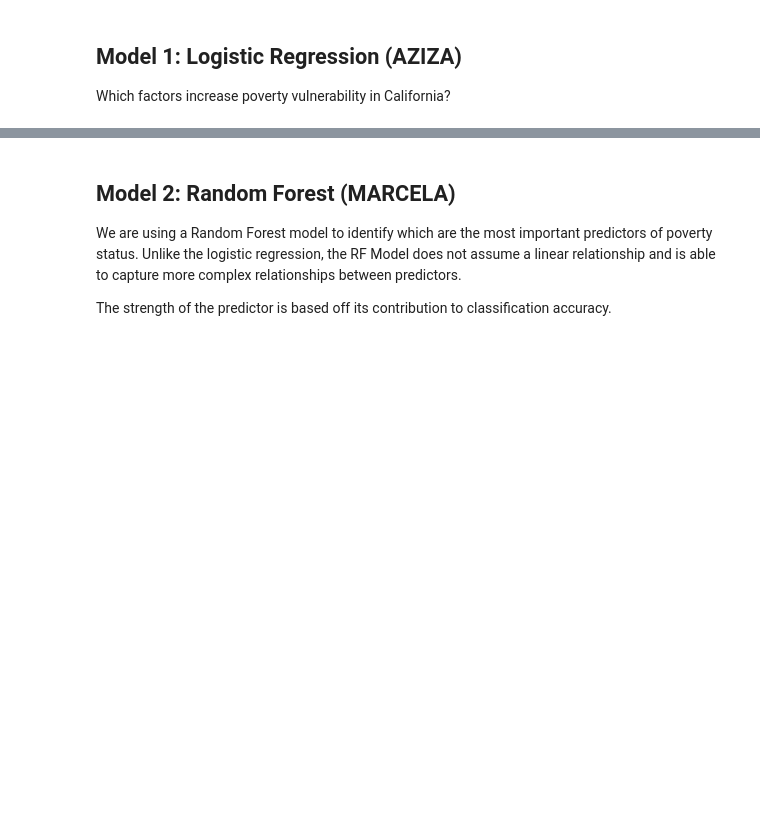
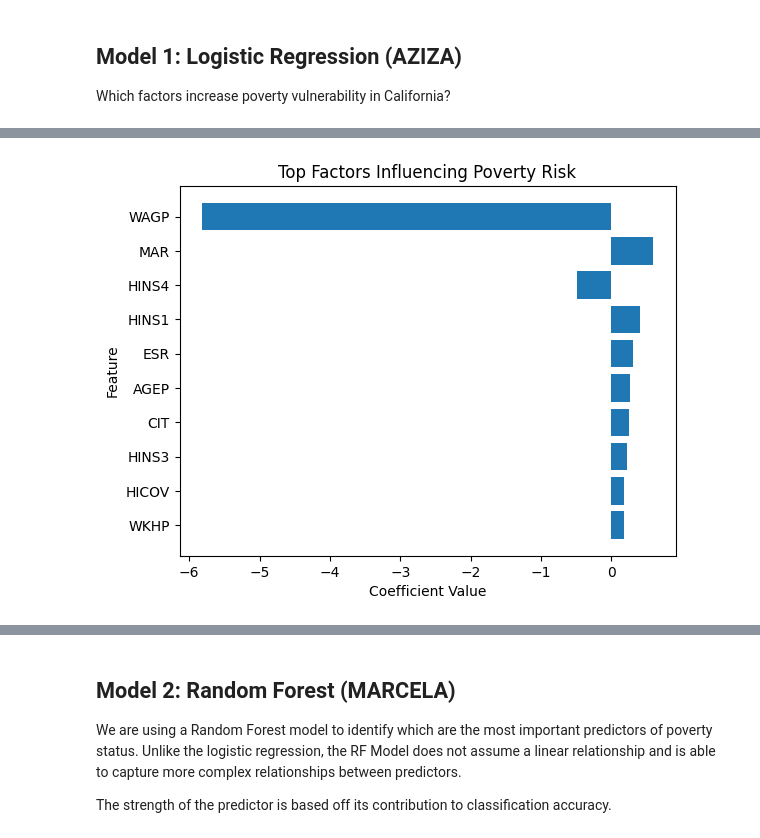
Before and after one commit to marcelalozano27-ship-it/Predicting-CA-Poverty--ML-Project, a Jupyter notebook: MLFinalProject.ipynb, the cells around one changed output, grey strips where cells are left out. Cells and saved outputs as stored; diff of their text form; code cells hidden in the pictures; blank space fills up the shorter version.

```diff
--- a/MLFinalProject.ipynb
+++ b/MLFinalProject.ipynb
@@ -451,0 +491,14 @@ Which factors increase poverty vulnerability in California?
+# %%
+#Scale the data
+from sklearn.preprocessing import StandardScaler
+
+scaler = StandardScaler()
+
+X_train_scaled = scaler.fit_transform(X_train)
+X_test_scaled = scaler.transform(X_test)
+# %%
+#Train Logistic Regression
+from sklearn.linear_model import LogisticRegression
+
+model = LogisticRegression(max_iter=1000)
+model.fit(X_train_scaled, y_train)
@@ -451,0 +531,13 @@ Which factors increase poverty vulnerability in California?
+# %%
+#Feature Importance
+import pandas as pd
+
+importance = pd.DataFrame({
+    "Feature": X.columns,
+    "Coefficient": model.coef_[0]
+})
+
+importance["Abs"] = abs(importance["Coefficient"])
+importance = importance.sort_values(by="Abs", ascending=False)
+
+importance.head(10)
@@ -451,0 +556,16 @@ Which factors increase poverty vulnerability in California?
+# %%
+#Feature Importance Bar Chart
+import matplotlib.pyplot as plt
+
+# Top 10 features
+top_features = importance.head(10)
+
+plt.figure()
+plt.barh(top_features["Feature"], top_features["Coefficient"])
+plt.xlabel("Coefficient Value")
+plt.ylabel("Feature")
+plt.title("Top Factors Influencing Poverty Risk")
+plt.gca().invert_yaxis()
+plt.show()
+# %% [output]
+[figure, added]
```
Also changed, not shown: parts of 27 cells of this notebook.
